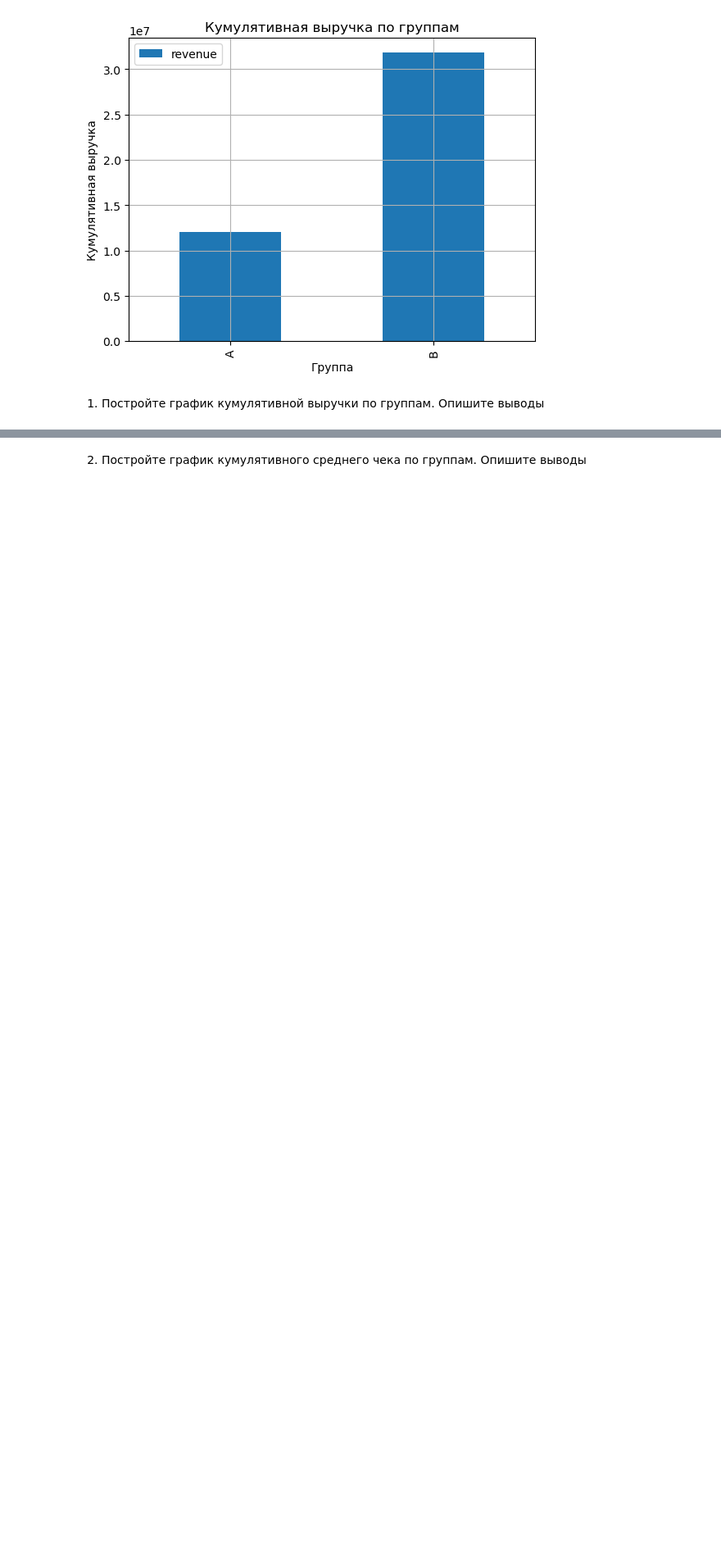
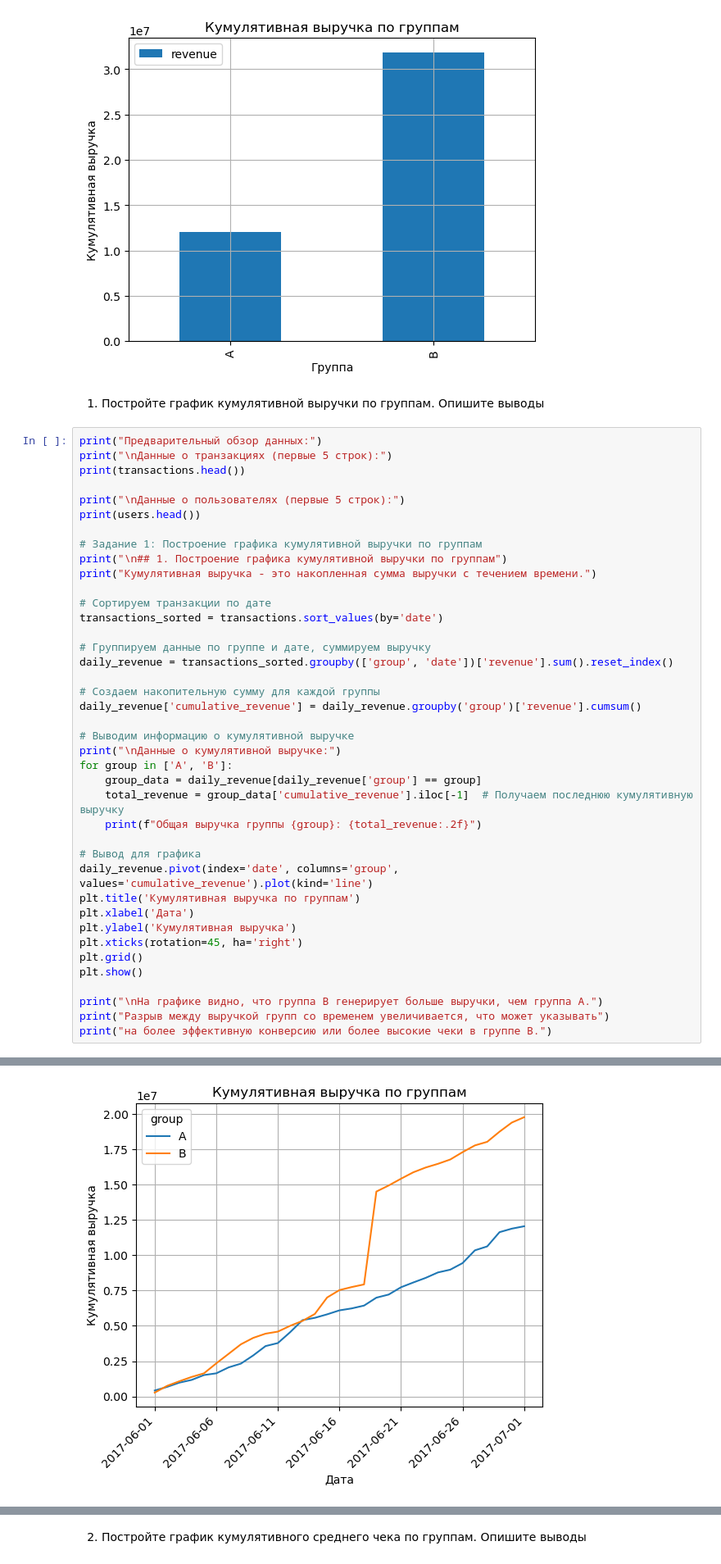
Before and after one commit to S2pacAV/04-01-task, a Jupyter notebook: 04-05-task.ipynb, the cells around one changed output, grey strips where cells are left out. Shown at 82% size. Saved outputs shown, nothing was run; the diff lists cells and outputs as text; blank space fills up the shorter version.

```diff
--- a/04-05-task.ipynb
+++ b/04-05-task.ipynb
@@ -38,3 +38,44 @@ plt.show()
 [figure]
 # %% [markdown]
 1. Постройте график кумулятивной выручки по группам. Опишите выводы
+# %%
+print("Предварительный обзор данных:")
+print("\nДанные о транзакциях (первые 5 строк):")
+print(transactions.head())
+
+print("\nДанные о пользователях (первые 5 строк):")
+print(users.head())
+
+# Задание 1: Построение графика кумулятивной выручки по группам
+print("\n## 1. Построение графика кумулятивной выручки по группам")
+print("Кумулятивная выручка - это накопленная сумма выручки с течением времени.")
+
+# Сортируем транзакции по дате
+transactions_sorted = transactions.sort_values(by='date')
+
+# Группируем данные по группе и дате, суммируем выручку
+daily_revenue = transactions_sorted.groupby(['group', 'date'])['revenue'].sum().reset_index()
+
+# Создаем накопительную сумму для каждой группы
+daily_revenue['cumulative_revenue'] = daily_revenue.groupby('group')['revenue'].cumsum()
+
+# Выводим информацию о кумулятивной выручке
+print("\nДанные о кумулятивной выручке:")
+for group in ['A', 'B']:
+    group_data = daily_revenue[daily_revenue['group'] == group]
+    total_revenue = group_data['cumulative_revenue'].iloc[-1]  # Получаем последнюю кумулятивную выручку
+    print(f"Общая выручка группы {group}: {total_revenue:.2f}")
+
+# Вывод для графика
+daily_revenue.pivot(index='date', columns='group', values='cumulative_revenue').plot(kind='line')
+plt.title('Кумулятивная выручка по группам')
+plt.xlabel('Дата')
+plt.ylabel('Кумулятивная выручка')
+plt.xticks(rotation=45, ha='right')
+plt.grid()
+plt.show()
+
+print("\nНа графике видно, что группа B генерирует больше выручки, чем группа A.")
+print("Разрыв между выручкой групп со временем увеличивается, что может указывать")
+print("на более эффективную конверсию или более высокие чеки в группе B.")
+# %% [output]
@@ -40,0 +99 @@ plt.show()
+[figure, added]
```
Also changed, not shown: parts of 1 cell of this notebook, 2 other files.
